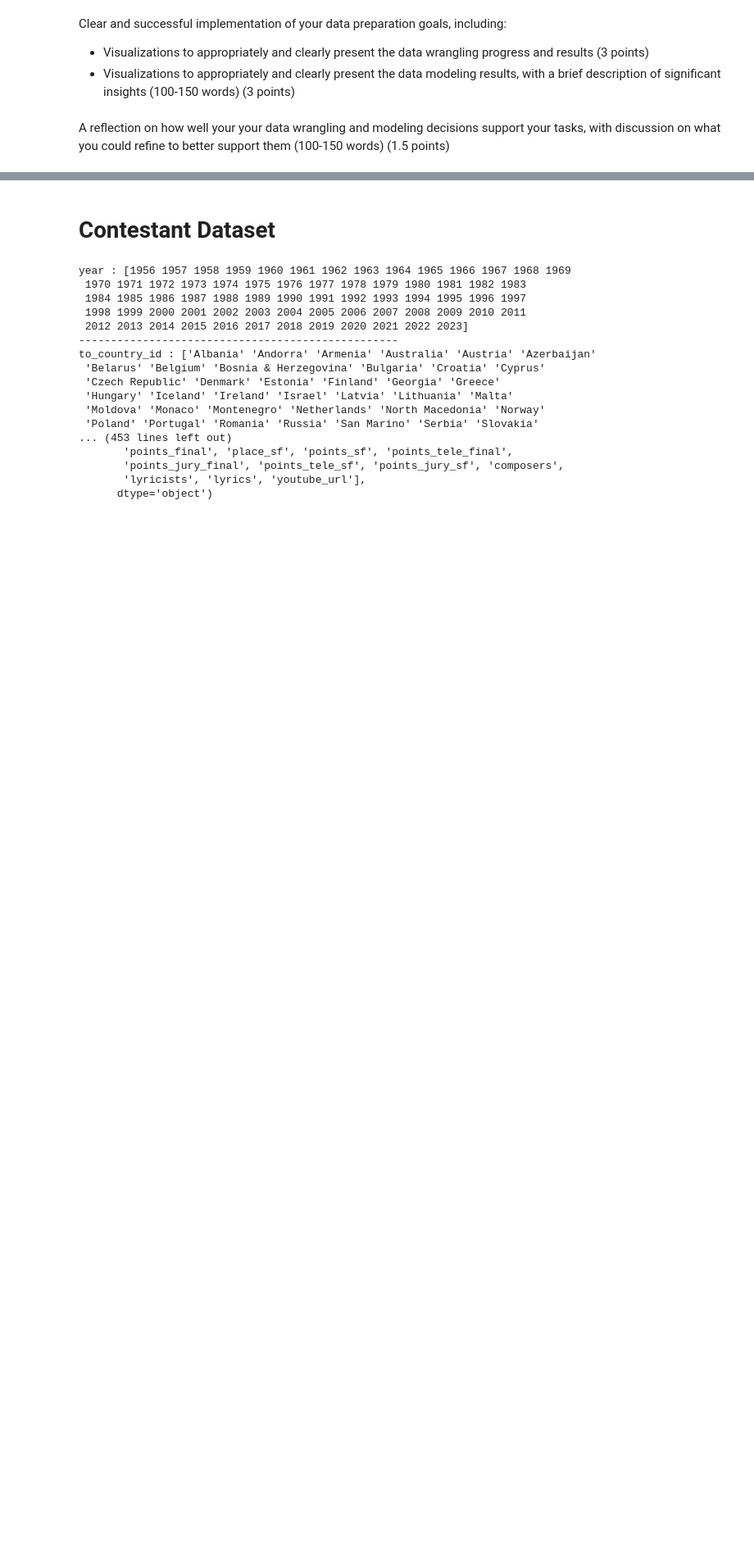
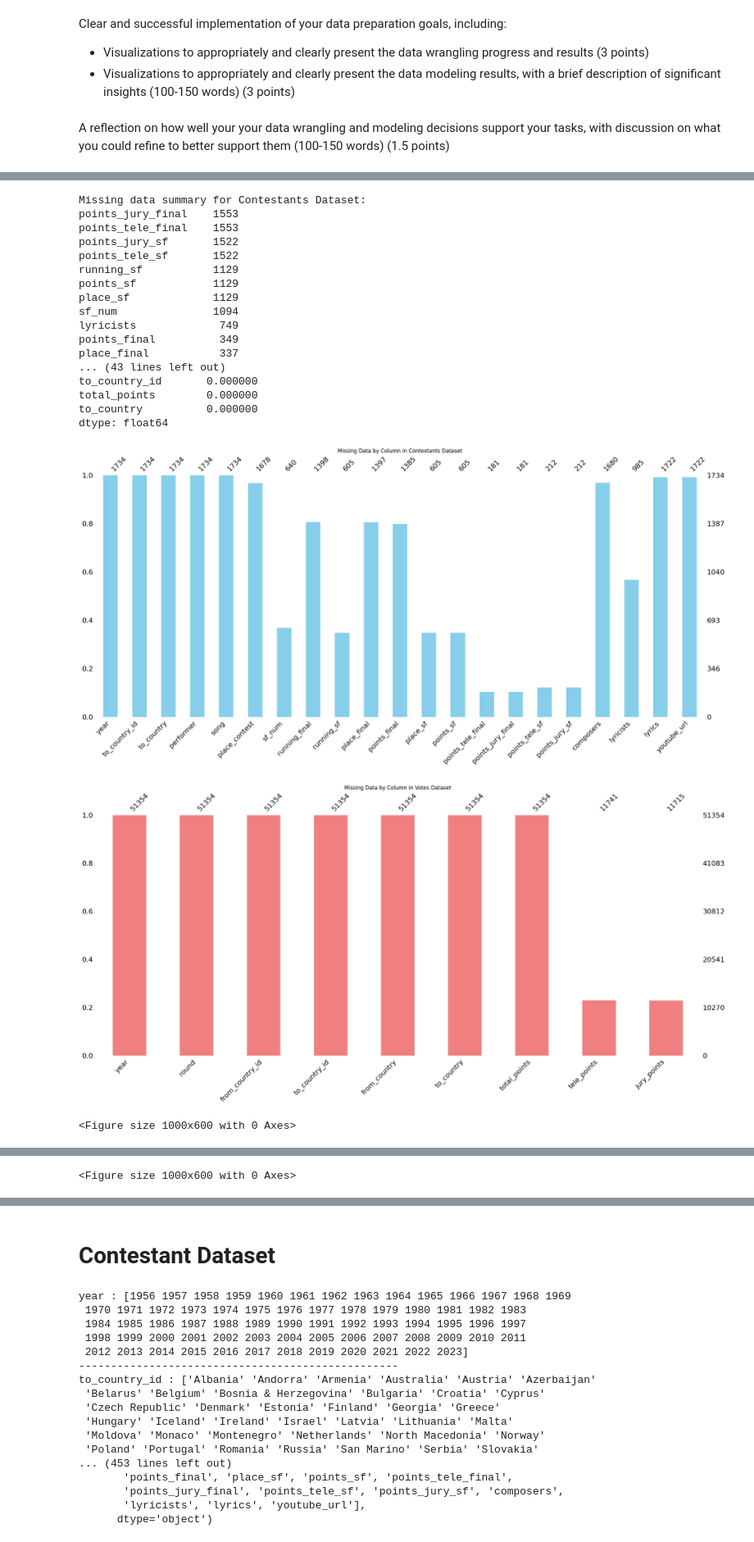
Before and after one commit to mikfre1/Eurotrash, a Jupyter notebook: data_review.ipynb, the cells around one changed output, grey strips where cells are left out. Shown at 82% size. Cells and saved outputs as stored; diff of their text form; code cells hidden in the pictures; blank space fills up the shorter version.

Commit message:
First look at dataset and song correction

```diff
--- a/data_review.ipynb
+++ b/data_review.ipynb
@@ -35,0 +51,4 @@ import matplotlib.pyplot as plt
+# %%
+#Load Data
+contestant_df = pd.read_csv('dataset/contestants.csv', encoding='ISO-8859-1')
+vote_df = pd.read_csv('dataset/votes.csv')
@@ -35,0 +66,68 @@ import matplotlib.pyplot as plt
+# %%
+# Summary of missing data for both datasets
+def display_missing_data_info(df, df_name):
+    print(f"\nMissing data summary for {df_name}:")
+    missing_data = df.isna().sum()
+    missing_data = missing_data[missing_data > 0].sort_values(ascending=False)
+    print(missing_data)
+    missing_percentage = (df.isna().mean() * 100).sort_values(ascending=False)
+    print(f"\nPercentage of missing values in {df_name}:")
+    print(missing_percentage)
+
+# Display missing data info
+display_missing_data_info(contestant_df, "Contestants Dataset")
+display_missing_data_info(vote_df, "Votes Dataset")
+
+# Visualize missing data with bar charts
+plt.figure(figsize=(10, 6))
+msno.bar(contestant_df, color='skyblue')
+plt.title("Missing Data by Column in Contestants Dataset")
+plt.show()
+
+plt.figure(figsize=(10, 6))
+msno.bar(vote_df, color='lightcoral')
+plt.title("Missing Data by Column in Votes Dataset")
+plt.show()
+
+# Matrix plot for detailed pattern
+plt.figure(figsize=(10, 6))
+msno.matrix(contestant_df, sparkline=False)
+plt.title("Missing Data Matrix in Contestants Dataset")
+plt.show()
+
+plt.figure(figsize=(10, 6))
+msno.matrix(vote_df, sparkline=False)
+plt.title("Missing Data Matrix in Votes Dataset")
+plt.show()
+
+# Heatmap for correlations in missing data
+plt.figure(figsize=(10, 6))
+msno.heatmap(contestant_df, cmap="viridis")
+plt.title("Missing Data Heatmap in Contestants Dataset")
+plt.show()
+
+plt.figure(figsize=(10, 6))
+msno.heatmap(vote_df, cmap="plasma")
+plt.title("Missing Data Heatmap in Votes Dataset")
+plt.show()
+# %% [output]
+Missing data summary for Contestants Dataset:
+points_jury_final    1553
+points_tele_final    1553
+points_jury_sf       1522
+points_tele_sf       1522
+running_sf           1129
+points_sf            1129
+place_sf             1129
+sf_num               1094
+lyricists             749
+points_final          349
+place_final           337
+... (43 lines left out)
+to_country_id       0.000000
+total_points        0.000000
+to_country          0.000000
+dtype: float64
+[figure, added]
+[figure, added]
+<Figure size 1000x600 with 0 Axes>
@@ -35,0 +135 @@ import matplotlib.pyplot as plt
+<Figure size 1000x600 with 0 Axes>
```
Also changed, not shown: parts of 7 cells of this notebook, 3 other files.
